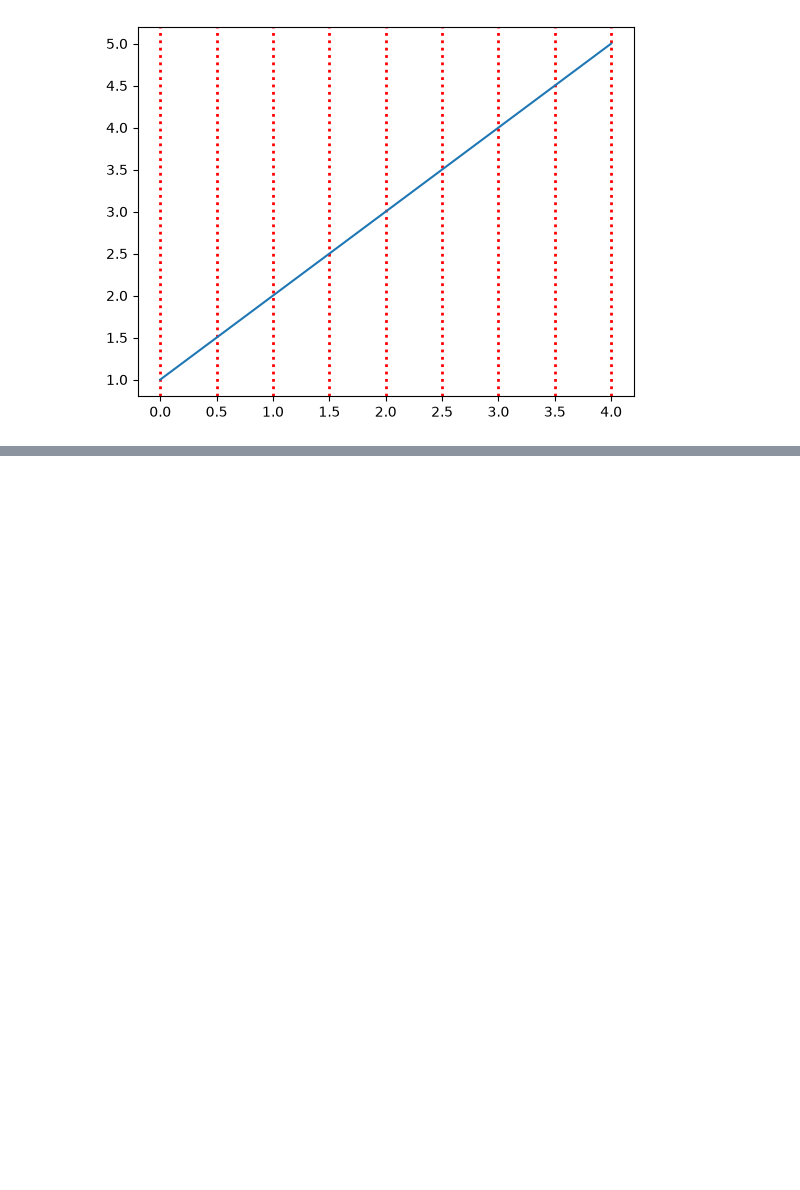
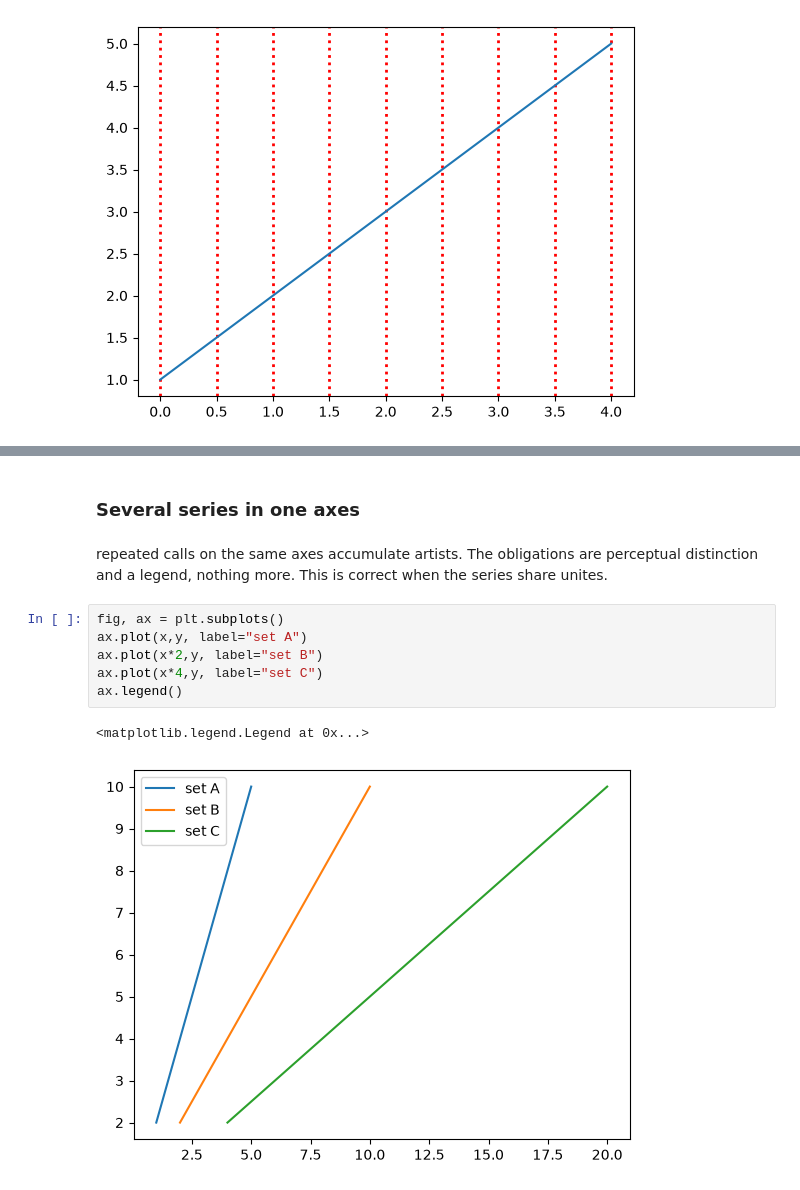
Before and after one commit to ImadElMaftouhi/Machine-learning, a Jupyter notebook: fundamentals/matplotlib/note.ipynb, the cells around one changed output, grey strips where cells are left out. Drawn from its saved outputs; the diff is of its cells as text; blank space fills up the shorter version.

```diff
--- a/fundamentals/matplotlib/note.ipynb
+++ b/fundamentals/matplotlib/note.ipynb
@@ -99,0 +124,13 @@ plt.grid(color="red",linestyle=":",linewidth=2,axis="x")
+# %% [markdown]
+### Several series in one axes
+# %% [markdown]
+repeated calls on the same axes accumulate artists. The obligations are perceptual distinction and a legend, nothing more. This is correct when the series share unites.
+# %%
+fig, ax = plt.subplots()
+ax.plot(x,y, label="set A")
+ax.plot(x*2,y, label="set B")
+ax.plot(x*4,y, label="set C")
+ax.legend()
+# %% [output]
+<matplotlib.legend.Legend at 0x...>
+[figure, added]
```
Also changed, not shown: parts of 29 cells of this notebook.
